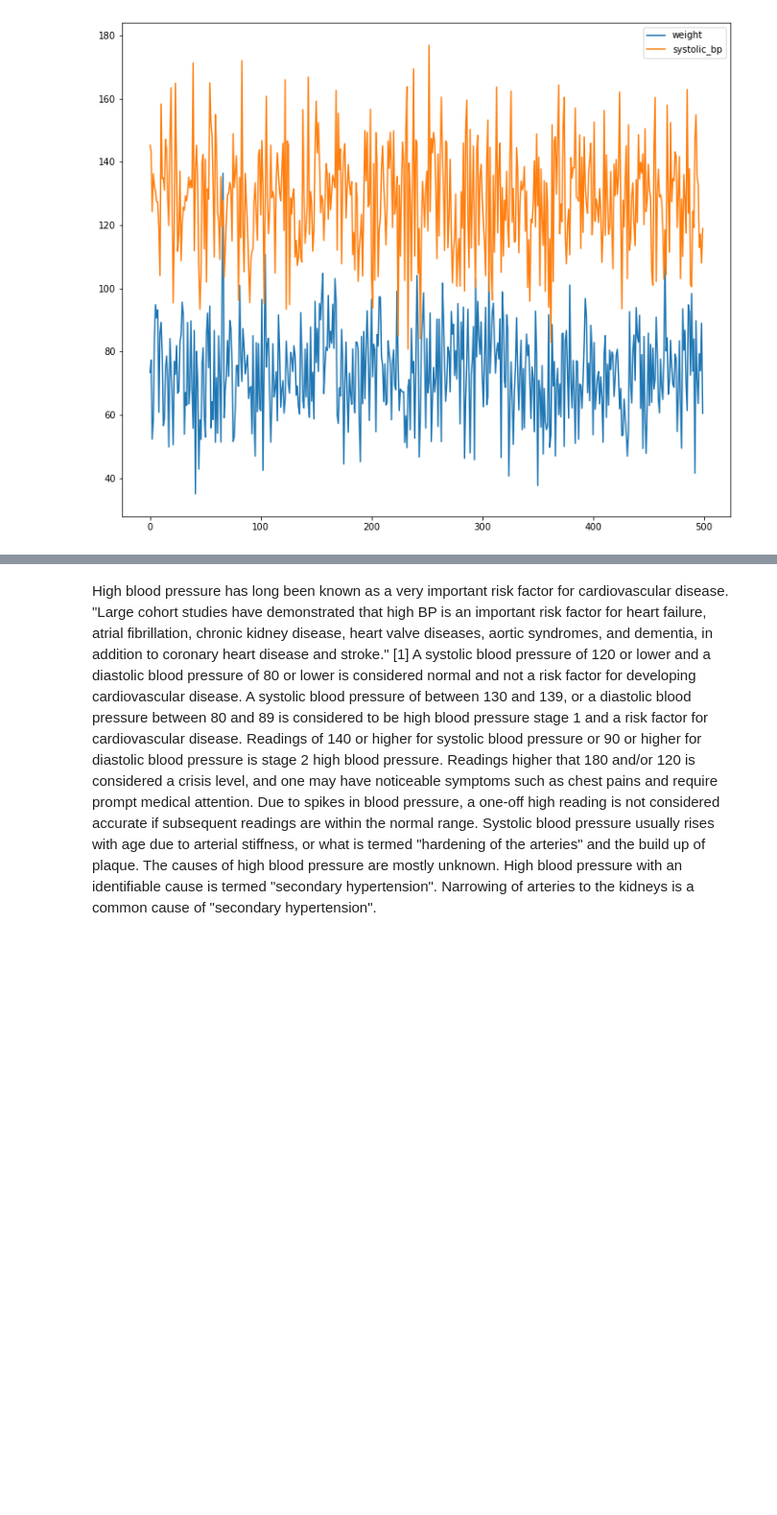
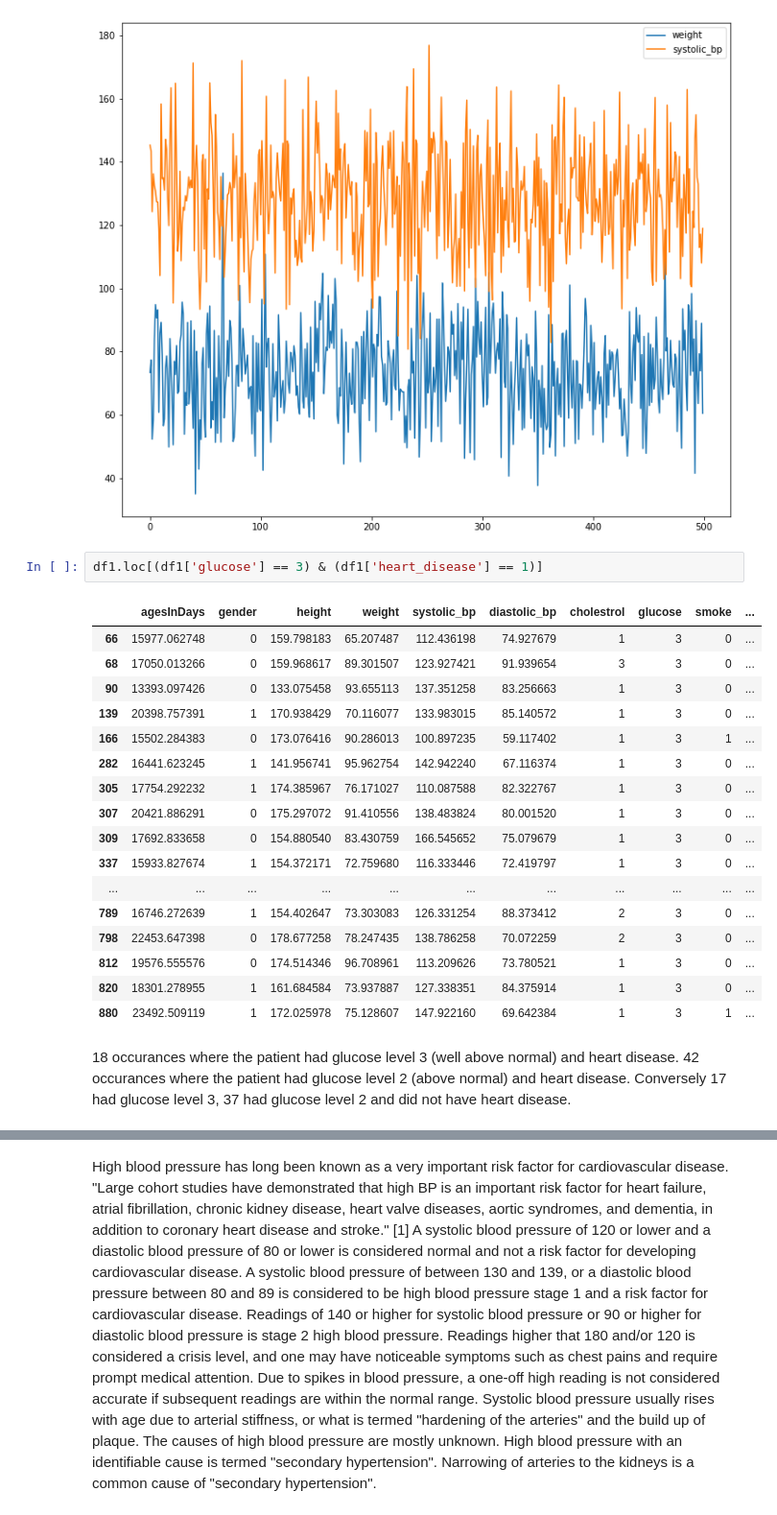
Before and after one commit to Ruairi8/ProgForDA_Project, a Jupyter notebook: Untitled.ipynb, the cells around one changed output, grey strips where cells are left out. Shown: that part at 96% size. Cells and saved outputs as stored; diff of their text form; blank space fills up the shorter version.

```diff
--- a/Untitled.ipynb
+++ b/Untitled.ipynb
@@ -174,3 +174,25 @@ df1.plot.line(y=["weight", "systolic_bp"])
 # %% [output]
 <matplotlib.axes._subplots.AxesSubplot at 0x...>
 [figure]
+# %%
+df1.loc[(df1['glucose'] == 3) & (df1['heart_disease'] == 1)]
+# %% [output]
+|  | agesInDays | gender | height | weight | systolic_bp | diastolic_bp | cholestrol | glucose | smoke | ... |
+| 66 | 15977.062748 | 0 | 159.798183 | 65.207487 | 112.436198 | 74.927679 | 1 | 3 | 0 | ... |
+| 68 | 17050.013266 | 0 | 159.968617 | 89.301507 | 123.927421 | 91.939654 | 3 | 3 | 0 | ... |
+| 90 | 13393.097426 | 0 | 133.075458 | 93.655113 | 137.351258 | 83.256663 | 1 | 3 | 0 | ... |
+| 139 | 20398.757391 | 1 | 170.938429 | 70.116077 | 133.983015 | 85.140572 | 1 | 3 | 0 | ... |
+| 166 | 15502.284383 | 0 | 173.076416 | 90.286013 | 100.897235 | 59.117402 | 1 | 3 | 1 | ... |
+| 282 | 16441.623245 | 1 | 141.956741 | 95.962754 | 142.942240 | 67.116374 | 1 | 3 | 0 | ... |
+| 305 | 17754.292232 | 1 | 174.385967 | 76.171027 | 110.087588 | 82.322767 | 1 | 3 | 0 | ... |
+| 307 | 20421.886291 | 0 | 175.297072 | 91.410556 | 138.483824 | 80.001520 | 1 | 3 | 0 | ... |
+| 309 | 17692.833658 | 0 | 154.880540 | 83.430759 | 166.545652 | 75.079679 | 1 | 3 | 0 | ... |
+| 337 | 15933.827674 | 1 | 154.372171 | 72.759680 | 116.333446 | 72.419797 | 1 | 3 | 0 | ... |
+| ... | ... | ... | ... | ... | ... | ... | ... | ... | ... | ... |
+| 789 | 16746.272639 | 1 | 154.402647 | 73.303083 | 126.331254 | 88.373412 | 2 | 3 | 0 | ... |
+| 798 | 22453.647398 | 0 | 178.677258 | 78.247435 | 138.786258 | 70.072259 | 2 | 3 | 0 | ... |
+| 812 | 19576.555576 | 0 | 174.514346 | 96.708961 | 113.209626 | 73.780521 | 1 | 3 | 0 | ... |
+| 820 | 18301.278955 | 1 | 161.684584 | 73.937887 | 127.338351 | 84.375914 | 1 | 3 | 0 | ... |
+| 880 | 23492.509119 | 1 | 172.025978 | 75.128607 | 147.922160 | 69.642384 | 1 | 3 | 1 | ... |
+# %% [markdown]
+18 occurances where the patient had glucose level 3 (well above normal) and heart disease. 42 occurances where the patient had glucose level 2 (above normal) and heart disease. Conversely 17 had glucose level 3, 37 had glucose level 2 and did not have heart disease.
```
Also changed, not shown: parts of 17 cells of this notebook.
